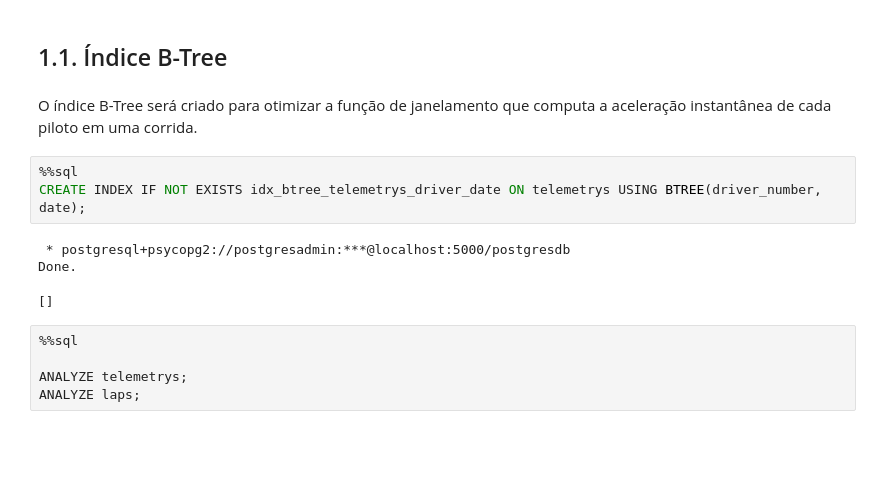
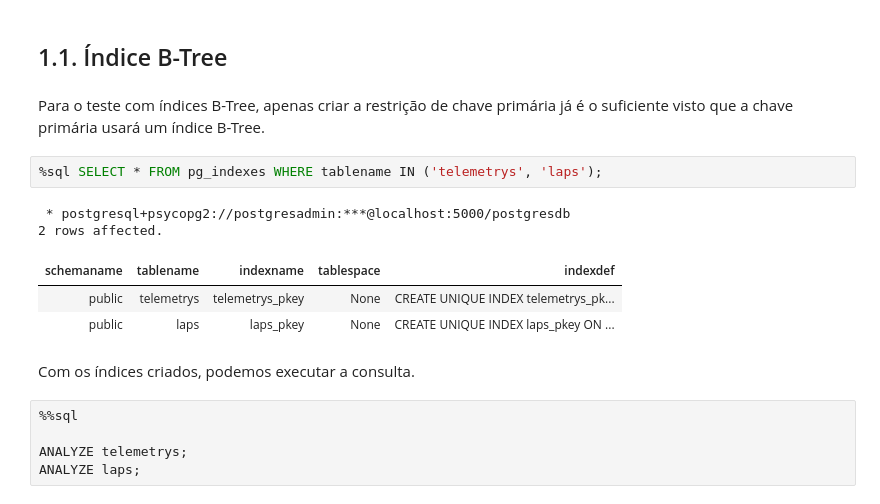
Before and after one commit to Sasseronj/SCC0243-SGBD, a Jupyter notebook: notebooks/analysis_second_query.ipynb, the cells around one changed output. Drawn from its saved outputs; the diff is of its cells as text; blank space fills up the shorter version.

```diff
--- a/notebooks/analysis_second_query.ipynb
+++ b/notebooks/analysis_second_query.ipynb
@@ -156,14 +299,17 @@ A seguir, serão apresentados como novas criações de índices afetarão a sele
 # %% [markdown]
 ## 1.1. Índice B-Tree
 # %% [markdown]
-O índice B-Tree será criado para otimizar a função de janelamento que computa a aceleração instantânea de cada piloto em uma corrida.
+Para o teste com índices B-Tree, apenas criar a restrição de chave primária já é o suficiente visto que a chave primária usará um índice B-Tree.
 # %%
-%%sql
-CREATE INDEX IF NOT EXISTS idx_btree_telemetrys_driver_date ON telemetrys USING BTREE(driver_number, date);
+%sql SELECT * FROM pg_indexes WHERE tablename IN ('telemetrys', 'laps');
 # %% [output]
  * postgresql+psycopg2://postgresadmin:***@localhost:5000/postgresdb
-Done.
+2 rows affected.
-[]
+| schemaname | tablename | indexname | tablespace | indexdef |
+| public | telemetrys | telemetrys_pkey | None | CREATE UNIQUE INDEX telemetrys_pk... |
+| public | laps | laps_pkey | None | CREATE UNIQUE INDEX laps_pkey ON ... |
+# %% [markdown]
+Com os índices criados, podemos executar a consulta.
 # %%
 %%sql
 
```
Also changed, not shown: parts of 36 cells of this notebook, 3 other files.
